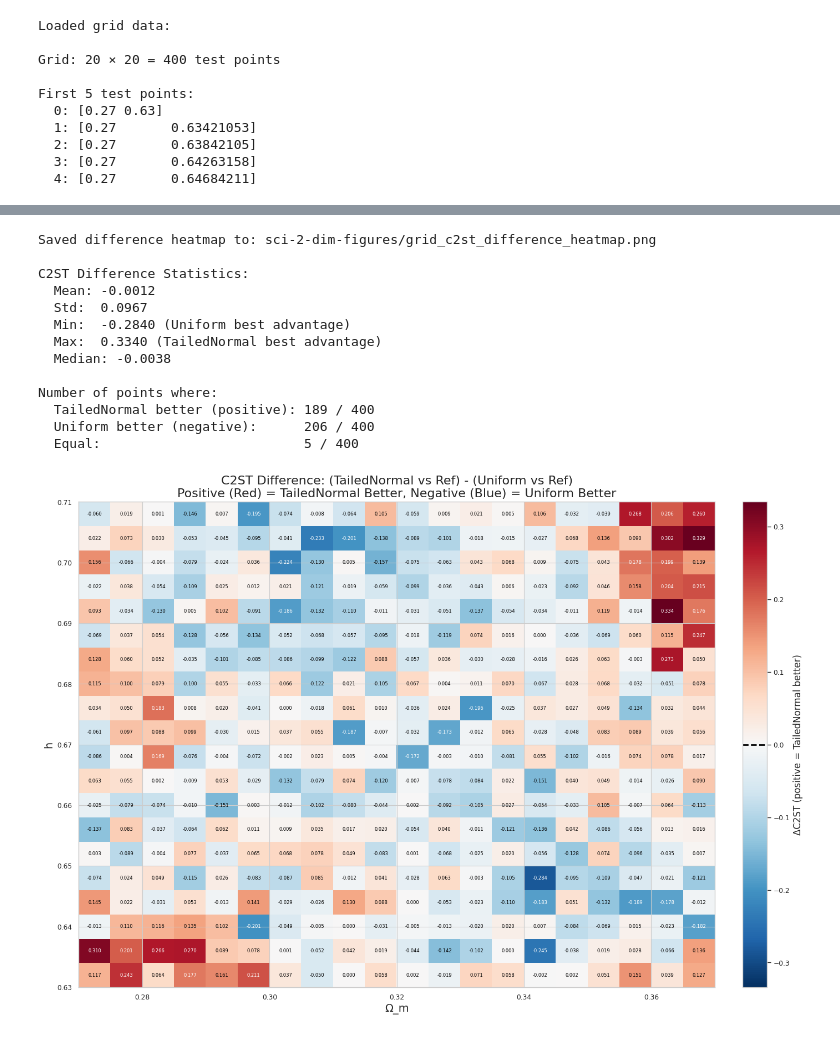
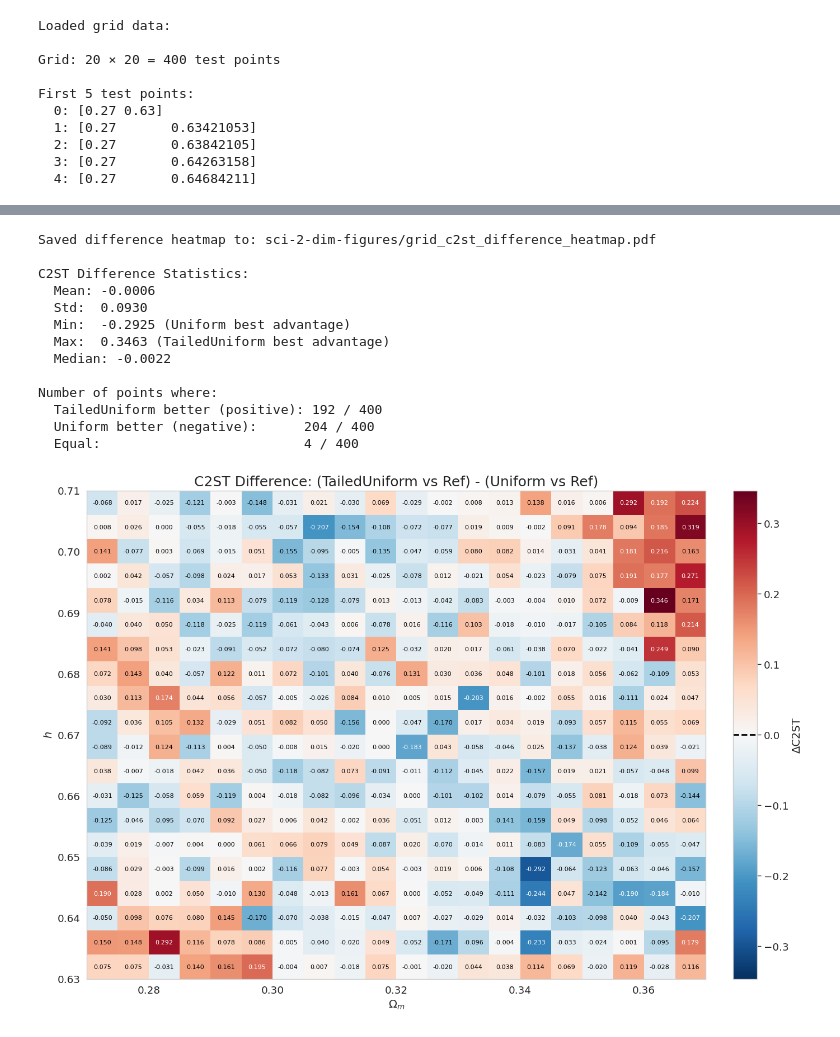
Before and after one commit to chaipattira/tailed-uniform-sbi, a Jupyter notebook: notebooks/sci-2-dim-inference.ipynb, the cells around one changed output, grey strips where cells are left out. Cells and saved outputs as stored; diff of their text form; code cells hidden in the pictures.

```diff
--- a/notebooks/sci-2-dim-inference.ipynb
+++ b/notebooks/sci-2-dim-inference.ipynb
@@ -37,7 +37,7 @@ import pickle
 # Device configuration
 device = 'cuda' if torch.cuda.is_available() else 'cpu'
 print('Device:', device)
-sns.set(style="whitegrid", context="paper")
+sns.set(style="whitegrid", context="paper", font_scale=1.5)
 # %% [output]
 Device: cpu
 # %%
@@ -956,21 +873,3 @@ NPE samples already exist on disk. Loading from files...
     Size: 25.60 MB
 
 All NPE samples loaded successfully from disk!
-# %%
-posterior_dict_grid = {
-    'Uniform_NPE': posterior_ensemble_old,
-    'TailedNormal_NPE': posterior_ensemble
-}
-
-n_posterior_samples_grid = 8000
-
-npe_results_grid = rect_evaluator.evaluate_npe_on_grid(
-    posterior_dict_grid,
-    observations_grid,
-    n_samples=n_posterior_samples_grid
-)
-
-print(f"\nNPE evaluation complete!")
-print(f"Results:")
-for method, samples in npe_results_grid.items():
-    print(f"  {method}: {samples.shape}")
@@ -1087,15 +909,15 @@ Saved heatmap to: sci-2-dim-figures/grid_c2st_heatmaps.png
 # %%
-# Compute C2ST difference: TailedNormal vs Ref MINUS Uniform vs Ref
+# Compute C2ST difference: TailedUniform vs Ref MINUS Uniform vs Ref
 # Note: C2ST closer to 0.5 is better (means distributions are more similar)
-# Positive values mean TailedNormal has higher C2ST (closer to 0.5) = better
-# Negative values mean TailedNormal has lower C2ST (farther from 0.5) = worse
-c2st_difference = c2st_grid_rect['MCMC_vs_TailedNormal_NPE'] - c2st_grid_rect['MCMC_vs_Uniform_NPE']
+# Positive values mean TailedUniform has higher C2ST (closer to 0.5) = better
+# Negative values mean TailedUniform has lower C2ST (farther from 0.5) = worse
+c2st_difference = c2st_grid_rect['Reference_vs_TailedUniform_NPE'] - c2st_grid_rect['Reference_vs_Uniform_NPE']
 
 # Plot the difference heatmap
 fig, ax = plt.subplots(1, 1, figsize=(14, 10))
 
 # Use a diverging colormap centered at 0
-# Positive (red) = TailedNormal is better, Negative (blue) = Uniform is better
+# Positive (red) = TailedUniform is better, Negative (blue) = Uniform is better
 vmax = np.max(np.abs(c2st_difference))
 im = ax.imshow(c2st_difference, cmap='RdBu_r',
                vmin=-vmax, vmax=vmax,
@@ -1120,52 +942,53 @@ for j in range(n_points_per_dim):
 
         ax.text(x_pos, y_pos, f'{value:.3f}',
                ha='center', va='center',
-               color=color, fontsize=6)
+               color=color, fontsize=8)
 
-ax.set_title('C2ST Difference: (TailedNormal vs Ref) - (Uniform vs Ref)\nPositive (Red) = TailedNormal Better, Negative (Blue) = Uniform Better',
-             fontsize=16)
-ax.set_xlabel('Ω_m', fontsize=14)
-ax.set_ylabel('h', fontsize=14)
+ax.set_title('C2ST Difference: (TailedUniform vs Ref) - (Uniform vs Ref)',
+             fontsize=18)
+ax.set_xlabel('$\\Omega_m$', fontsize=14)
+ax.set_ylabel('$h$', fontsize=14)
+ax.grid(False)
 
 cbar = fig.colorbar(im, ax=ax, fraction=0.046, pad=0.04)
-cbar.set_label('ΔC2ST (positive = TailedNormal better)', fontsize=12)
+cbar.set_label('ΔC2ST', fontsize=14)
 cbar.ax.axhline(0.0, color='black', linestyle='--', linewidth=2)
 
 plt.tight_layout()
 
 # Save the figure
-save_path = 'sci-2-dim-figures/grid_c2st_difference_heatmap.png'
+save_path = 'sci-2-dim-figures/grid_c2st_difference_heatmap.pdf'
 plt.savefig(save_path, bbox_inches='tight', dpi=150)
 print(f"\nSaved difference heatmap to: {save_path}")
 
 # Print summary statistics
 print(f"\nC2ST Difference Statistics:")
 print(f"  Mean: {np.mean(c2st_difference):.4f}")
 print(f"  Std:  {np.std(c2st_difference):.4f}")
 print(f"  Min:  {np.min(c2st_difference):.4f} (Uniform best advantage)")
-print(f"  Max:  {np.max(c2st_difference):.4f} (TailedNormal best advantage)")
+print(f"  Max:  {np.max(c2st_difference):.4f} (TailedUniform best advantage)")
 print(f"  Median: {np.median(c2st_difference):.4f}")
 print(f"\nNumber of points where:")
-print(f"  TailedNormal better (positive): {np.sum(c2st_difference > 0)} / {c2st_difference.size}")
+print(f"  TailedUniform better (positive): {np.sum(c2st_difference > 0)} / {c2st_difference.size}")
 print(f"  Uniform better (negative):      {np.sum(c2st_difference < 0)} / {c2st_difference.size}")
 print(f"  Equal:                          {np.sum(c2st_difference == 0)} / {c2st_difference.size}")
 
 plt.show()
 # %% [output]
-Saved difference heatmap to: sci-2-dim-figures/grid_c2st_difference_heatmap.png
+Saved difference heatmap to: sci-2-dim-figures/grid_c2st_difference_heatmap.pdf
 
 C2ST Difference Statistics:
-  Mean: -0.0012
-  Std:  0.0967
-  Min:  -0.2840 (Uniform best advantage)
-  Max:  0.3340 (TailedNormal best advantage)
-  Median: -0.0038
+  Mean: -0.0006
+  Std:  0.0930
+  Min:  -0.2925 (Uniform best advantage)
+  Max:  0.3463 (TailedUniform best advantage)
+  Median: -0.0022
 
 Number of points where:
-  TailedNormal better (positive): 189 / 400
-  Uniform better (negative):      206 / 400
-  Equal:                          5 / 400
+  TailedUniform better (positive): 192 / 400
+  Uniform better (negative):      204 / 400
+  Equal:                          4 / 400
-[figure, old version]
+[figure, new version]
 # %%
 # Compute directional distances for degeneracy analysis
 
```
Also changed, not shown: parts of 16 cells of this notebook, 4 other files.
